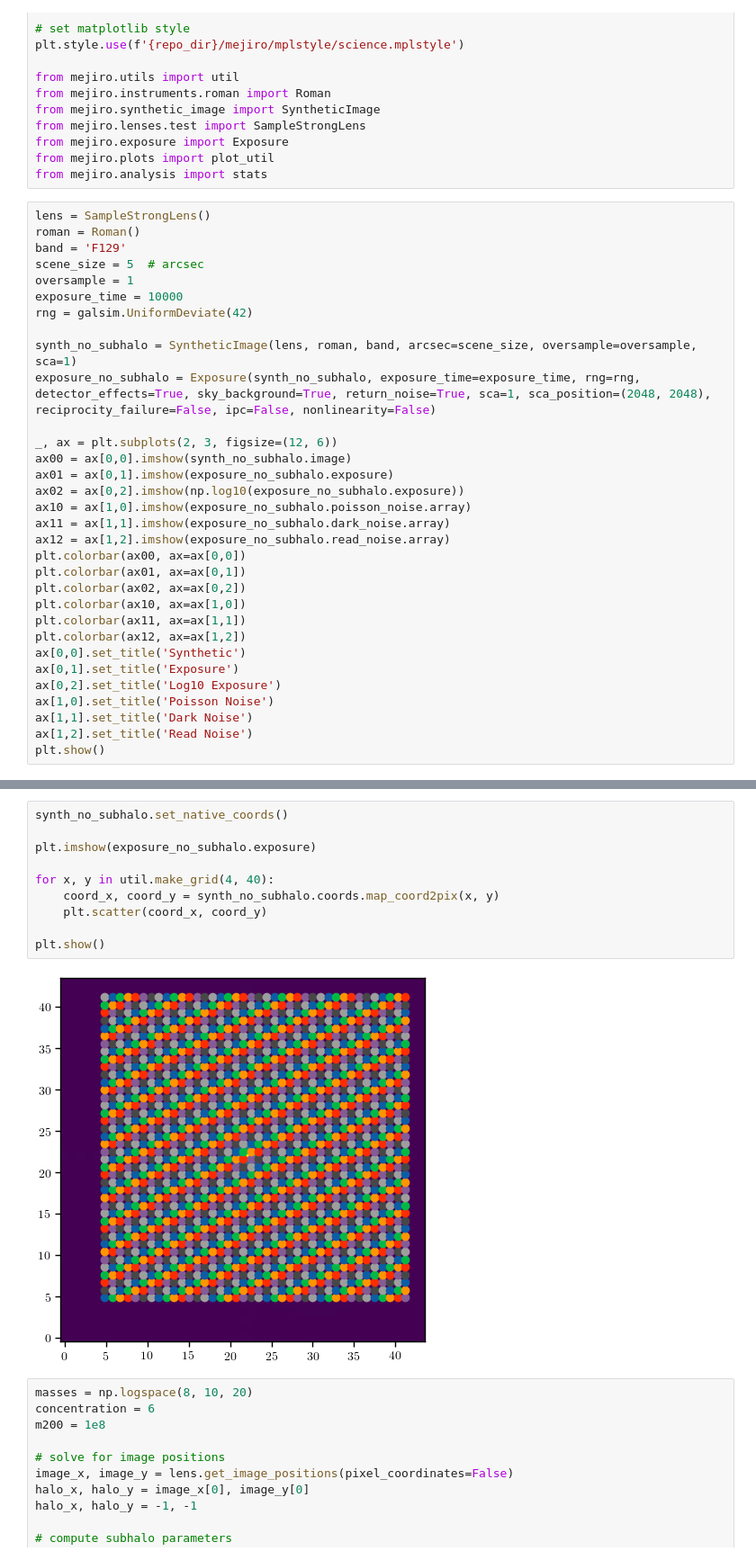
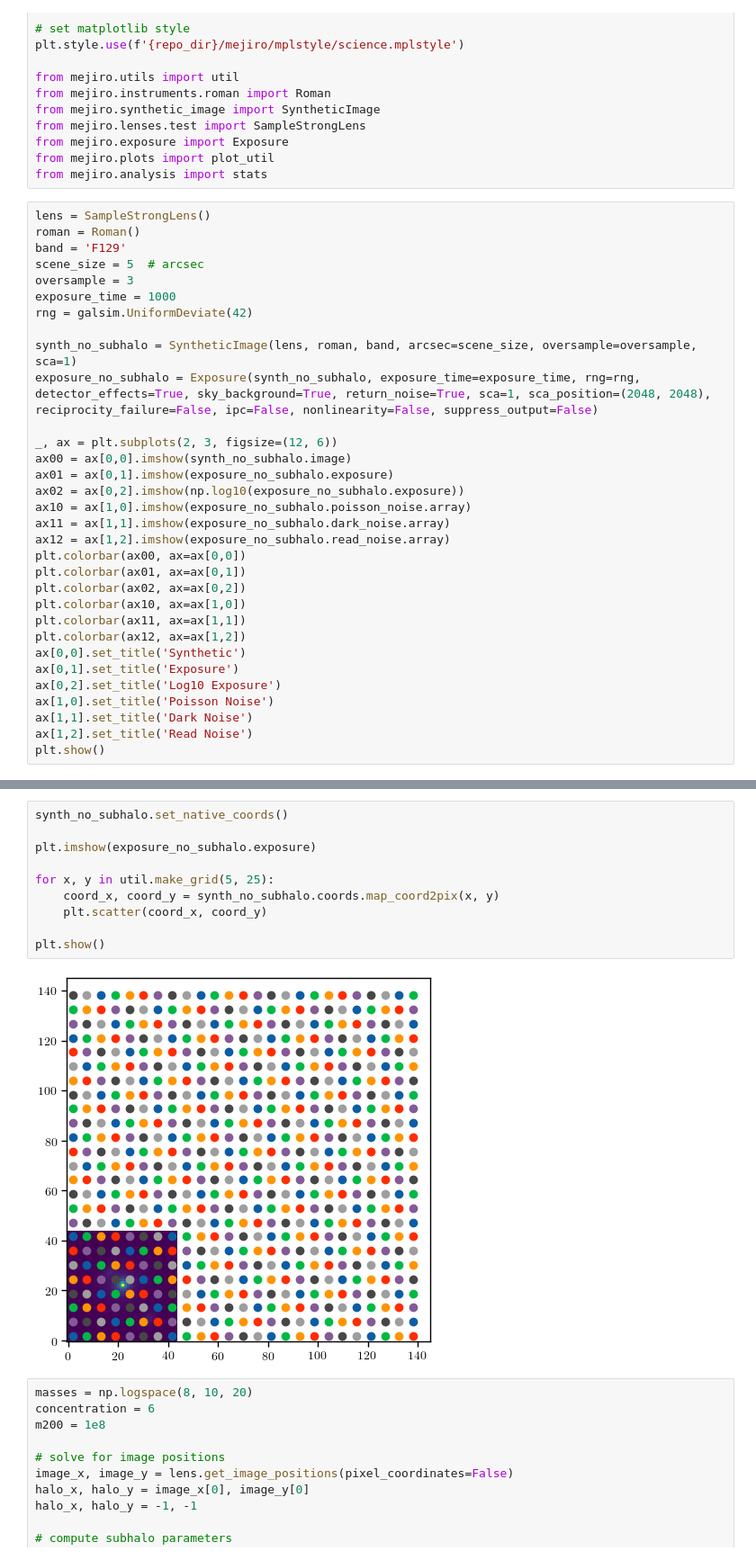
Before and after one commit to AstroMusers/mejiro, a Jupyter notebook: notebooks/hwo/lowest_detectable_subhalo_mass_roman.ipynb, the cells around one changed output, grey strips where cells are left out. Shown: that part at 90% size. Saved outputs shown, nothing was run; the diff lists cells and outputs as text.

```diff
--- a/notebooks/hwo/lowest_detectable_subhalo_mass_roman.ipynb
+++ b/notebooks/hwo/lowest_detectable_subhalo_mass_roman.ipynb
@@ -45,12 +45,12 @@ lens = SampleStrongLens()
 roman = Roman()
 band = 'F129'
 scene_size = 5  # arcsec
-oversample = 1
-exposure_time = 10000
+oversample = 3
+exposure_time = 1000
 rng = galsim.UniformDeviate(42)
 
 synth_no_subhalo = SyntheticImage(lens, roman, band, arcsec=scene_size, oversample=oversample, sca=1)
-exposure_no_subhalo = Exposure(synth_no_subhalo, exposure_time=exposure_time, rng=rng, detector_effects=True, sky_background=True, return_noise=True, sca=1, sca_position=(2048, 2048), reciprocity_failure=False, ipc=False, nonlinearity=False)
+exposure_no_subhalo = Exposure(synth_no_subhalo, exposure_time=exposure_time, rng=rng, detector_effects=True, sky_background=True, return_noise=True, sca=1, sca_position=(2048, 2048), reciprocity_failure=False, ipc=False, nonlinearity=False, suppress_output=False)
 
 _, ax = plt.subplots(2, 3, figsize=(12, 6))
 ax00 = ax[0,0].imshow(synth_no_subhalo.image)
@@ -79,15 +82,15 @@ Initialized SyntheticImage for StrongLens SAMPLE by Roman in F129 band
 # %%
 synth_no_subhalo.set_native_coords()
 
 plt.imshow(exposure_no_subhalo.exposure)
 
-for x, y in util.make_grid(4, 40):
+for x, y in util.make_grid(5, 25):
     coord_x, coord_y = synth_no_subhalo.coords.map_coord2pix(x, y)
     plt.scatter(coord_x, coord_y)
 
 plt.show()
 # %% [output]
-[figure, old version]
+[figure, new version]
 # %%
 masses = np.logspace(8, 10, 20)
 concentration = 6
```
Also changed, not shown: parts of 5 cells of this notebook, 3 other files.
